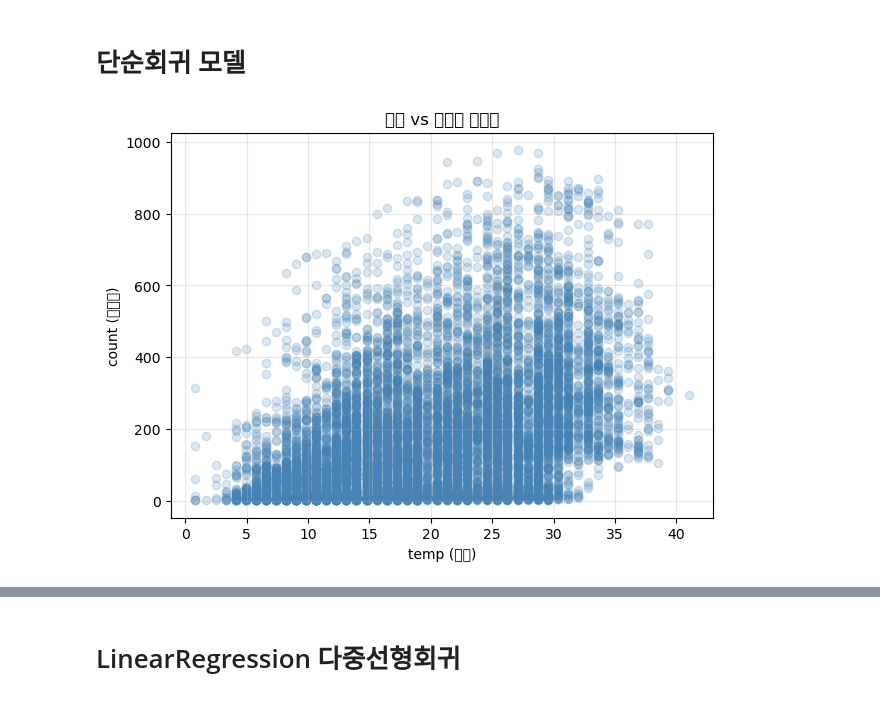
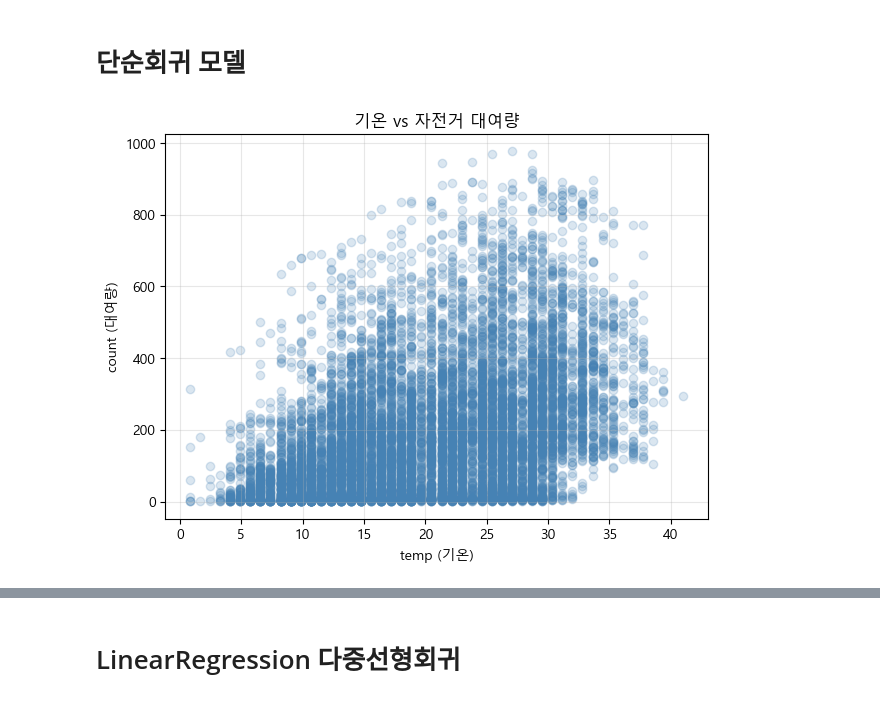
Before and after one commit to blackhole-24/hipython, a Jupyter notebook: ml/6_회귀모델.ipynb, the cells around one changed output, grey strips where cells are left out. Drawn from its saved outputs; the diff is of its cells as text; code cells hidden in the pictures.

```diff
--- a/ml/6_회귀모델.ipynb
+++ b/ml/6_회귀모델.ipynb
@@ -426,20 +426,24 @@ X_train: (8708, 12)   X_test: (2178, 12)
 # %% [markdown]
 # 단순회귀 모델
 # %%
+import matplotlib
+matplotlib.rcParams['font.family'] = 'Malgun Gothic'
+matplotlib.rcParams['axes.unicode_minus'] = False
+
 # 단순 회귀 모델
 # 대표 단일 피처 1개만 사용: temp(기온) → count(대여량)
 
 X_simple = df['temp'].values
 y_simple  = df['count'].values
 
 # 산점도 확인
 plt.figure(figsize=(7, 5))
 plt.scatter(X_simple, y_simple, alpha=0.2, color='steelblue')
 plt.xlabel('temp (기온)')
 plt.ylabel('count (대여량)')
 plt.title('기온 vs 자전거 대여량')
 plt.grid(alpha=0.3)
 plt.show()
 # %% [output]
-[figure, old version]
+[figure, new version]
 # %%
```
Also changed, not shown: parts of 1 cell of this notebook.
